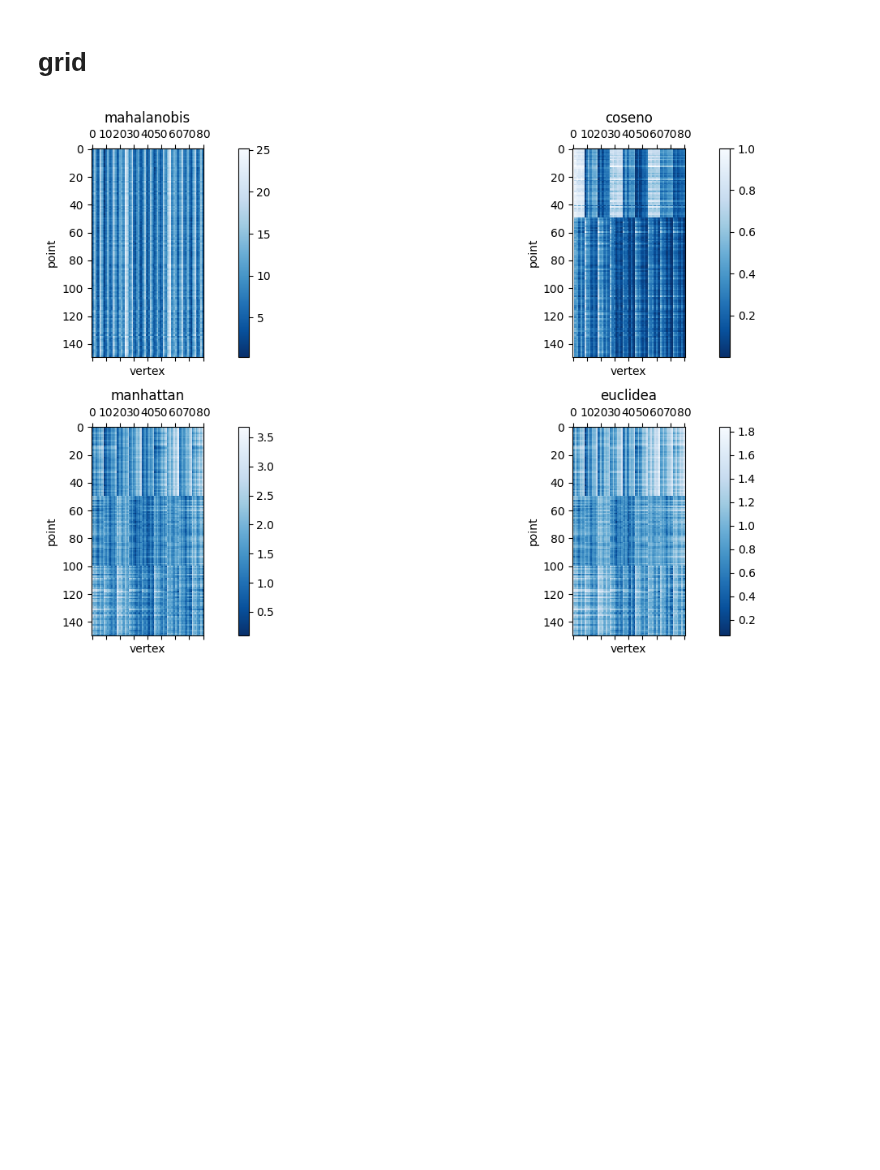
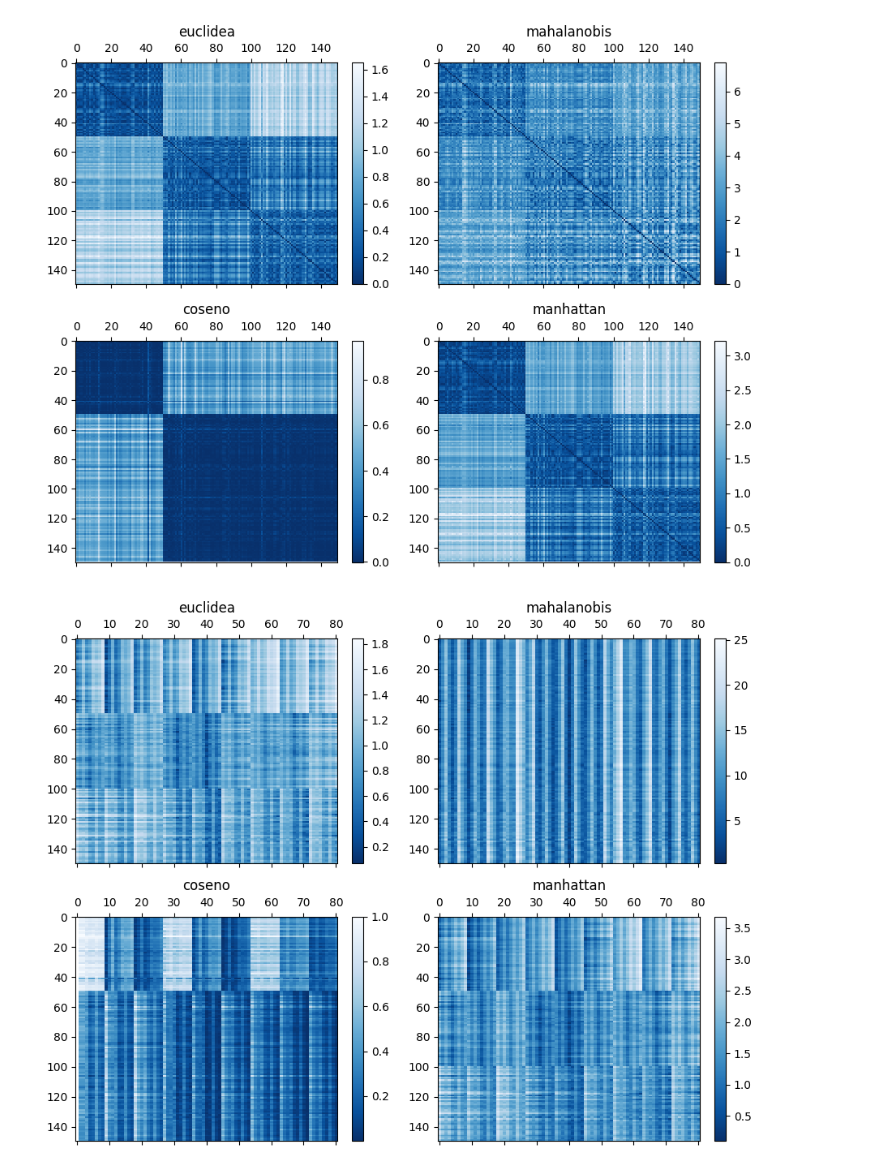
Before and after one commit to asgutierrt/Introduction_to_IA, a Jupyter notebook: unsupervised/no_supervisado.ipynb, the cells around one changed output. Drawn from its saved outputs; the diff is of its cells as text; code cells hidden in the pictures; blank space fills up the shorter version.

```diff
--- a/unsupervised/no_supervisado.ipynb
+++ b/unsupervised/no_supervisado.ipynb
@@ -43,8 +25,16 @@ def norma (X,Y,norma='euclidea',cov_i=''):
     if norma=='Lp': p=p
     return (abs(X-Y)**p).sum()**(1/p)
 
-# import some data to play with
-iris = datasets.load_iris()
-X = iris.data[:,:]; y = iris.target
-X = (X-np.min(X,axis=0))/(np.max(X,axis=0)-np.min(X,axis=0)) # normalizar
-cov=np.cov(X,rowvar=False); cov_i=np.linalg.pinv(cov) # covarianza
+def plot_distances(X, Y, cov_i, name):
+    norms=['euclidea','mahalanobis','coseno','manhattan']
+    nrows=2; ncols=2
+    fig=plt.figure(figsize=(9,7))
+
+    for i in range(len(norms)):
+        D=np.array([norma(x,y,norma=norms[i],cov_i=cov_i) for x in X for y in Y]).reshape(len(X),-1)
+        ax=plt.subplot(nrows,ncols,i+1)
+        cax=ax.matshow(D, cmap=plt.cm.Blues.reversed(), aspect='auto')
+        ax.set_title(norms[i])
+        fig.colorbar(cax, ax=ax,fraction=0.046)
+    plt.tight_layout(); fig.savefig(name)
+    return D # last D
@@ -81,2 +40,0 @@ bp.save_as_html('groups.html') # abrir en el navegador
-# %% [markdown]
-# grid
@@ -89,14 +41,33 @@ grid=malla(m,n_grid_intervals(N,m))
-# %%
-nrows=2; ncols=2
-fig=plt.figure(figsize=(15,7))
-norms=['mahalanobis','coseno','manhattan','euclidea']
-
-for i in range(len(norms)):
-  D=np.array([norma(x,y,norma=norms[i],cov_i=cov_i) for x in X for y in grid]).reshape(len(X),-1)
-  ax=plt.subplot(nrows,ncols,i+1)
-  cax=ax.matshow(D, cmap=plt.cm.Blues.reversed())
-  ax.set_title(norms[i]); ax.set_xlabel('vertex'); ax.set_ylabel('point')
-  fig.colorbar(cax, ax=ax,fraction=0.046)
-plt.tight_layout(); fig.savefig('distances_vX.png')
-# %% [output]
-[figure, removed]
+# %%
+# cargar el dataset
+iris = datasets.load_iris()
+X = iris.data; y = iris.target
+X = (X-np.min(X,axis=0))/(np.max(X,axis=0)-np.min(X,axis=0)) # normalizar
+m=len(X[0]); N=len(X)
+cov=np.cov(X,rowvar=False); cov_i=np.linalg.pinv(cov) # covarianza
+
+# plot distances
+D = plot_distances(X, X, cov_i, 'distances_XX.png')
+
+# naive clustering
+n_groups=3
+func = lambda x: x/((x.max()-x.min())/n_groups)
+G=np.apply_along_axis(func, 0, D).astype(int)
+
+# plot naive clustering
+x_ref=0
+dims=range(0,3)
+#bp = Babyplot()
+#bp.add_plot(X[:,dims], "pointCloud", "categories", G[x_ref], {"colorScale": "Paired"})
+#bp.save_as_html('groups.html') # abrir en el navegador
+
+# make grid
+malla=lambda m, n_intervals: list(product(np.arange(n_intervals +1)*1/n_intervals,repeat=m))
+n_grid_intervals= lambda N,m: int(np.exp(np.log(N)/m)-1)
+grid=malla(m,n_grid_intervals(N,m))
+
+# plot distances
+D = plot_distances(X, grid, cov_i, 'distances_vX.png')
+# %% [output]
+[figure, added]
+[figure, added]
```
Also changed, not shown: parts of 5 cells of this notebook, 4 other files.
